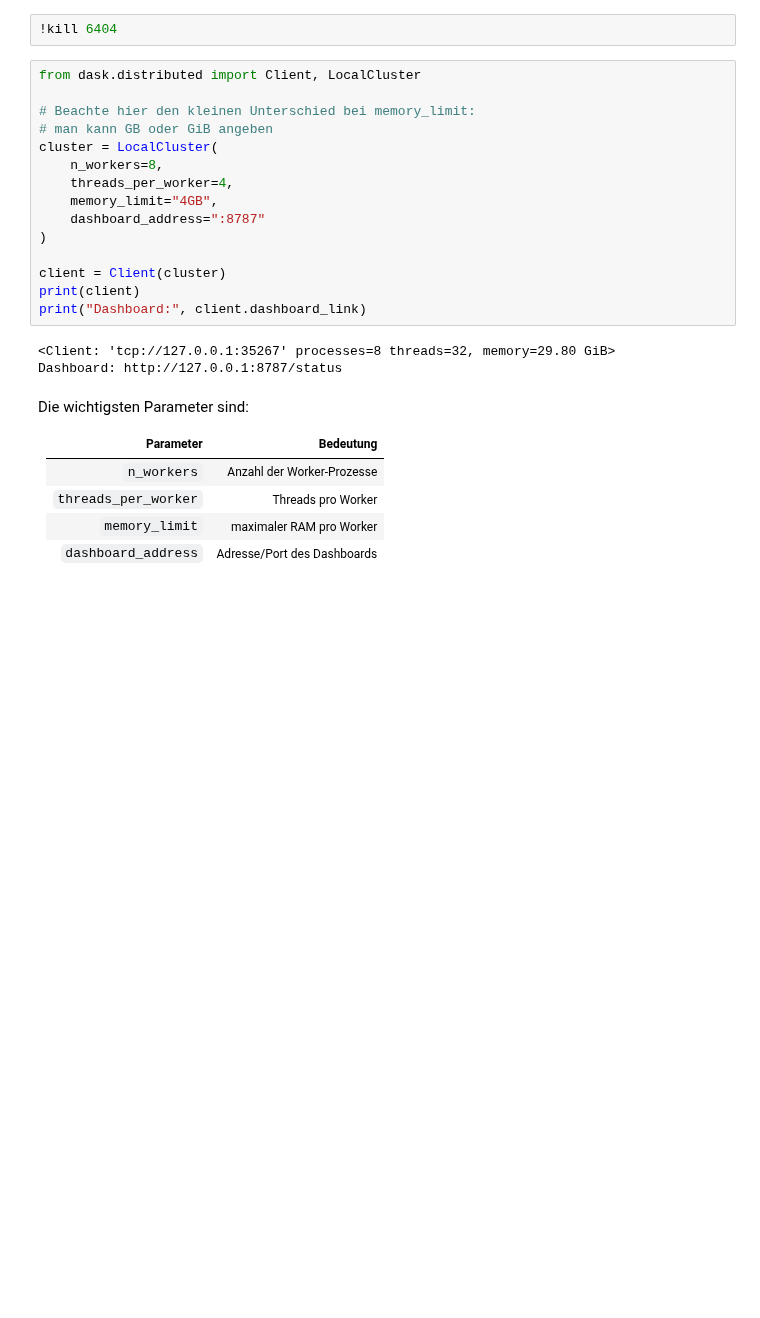
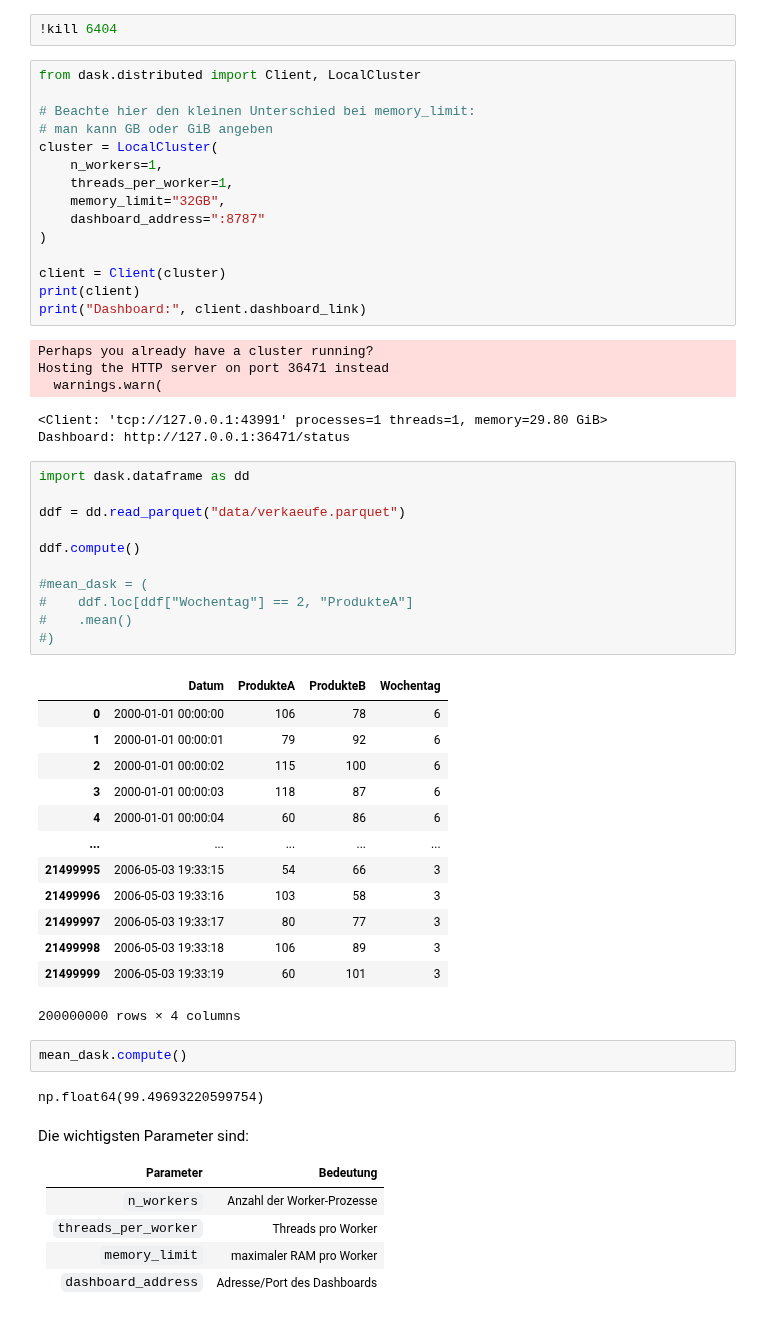
Before and after one commit to juebrauer/examples, a Jupyter notebook: 061_parquet_dask_pyspark/dask.ipynb, the cells around one changed output. Cells and saved outputs as stored; diff of their text form; blank space fills up the shorter version.

Commit message:
Dask and PySpark experiments

```diff
--- a/061_parquet_dask_pyspark/dask.ipynb
+++ b/061_parquet_dask_pyspark/dask.ipynb
@@ -756,9 +839,9 @@ from dask.distributed import Client, LocalCluster
 # Beachte hier den kleinen Unterschied bei memory_limit:
 # man kann GB oder GiB angeben
 cluster = LocalCluster(
-    n_workers=8,
-    threads_per_worker=4,
-    memory_limit="4GB",
+    n_workers=1,
+    threads_per_worker=1,
+    memory_limit="32GB",
     dashboard_address=":8787"
 )
 
@@ -766,8 +849,40 @@ client = Client(cluster)
 print(client)
 print("Dashboard:", client.dashboard_link)
 # %% [output]
-<Client: 'tcp://127.0.0.1:35267' processes=8 threads=32, memory=29.80 GiB>
-Dashboard: http://127.0.0.1:8787/status
+Perhaps you already have a cluster running?
+Hosting the HTTP server on port 36471 instead
+  warnings.warn(
+<Client: 'tcp://127.0.0.1:43991' processes=1 threads=1, memory=29.80 GiB>
+Dashboard: http://127.0.0.1:36471/status
+# %%
+import dask.dataframe as dd
+
+ddf = dd.read_parquet("data/verkaeufe.parquet")
+
+ddf.compute()
+
+#mean_dask = (
+#    ddf.loc[ddf["Wochentag"] == 2, "ProdukteA"]
+#    .mean()
+#)
+# %% [output]
+|  | Datum | ProdukteA | ProdukteB | Wochentag |
+| 0 | 2000-01-01 00:00:00 | 106 | 78 | 6 |
+| 1 | 2000-01-01 00:00:01 | 79 | 92 | 6 |
+| 2 | 2000-01-01 00:00:02 | 115 | 100 | 6 |
+| 3 | 2000-01-01 00:00:03 | 118 | 87 | 6 |
+| 4 | 2000-01-01 00:00:04 | 60 | 86 | 6 |
+| ... | ... | ... | ... | ... |
+| 21499995 | 2006-05-03 19:33:15 | 54 | 66 | 3 |
+| 21499996 | 2006-05-03 19:33:16 | 103 | 58 | 3 |
+| 21499997 | 2006-05-03 19:33:17 | 80 | 77 | 3 |
+| 21499998 | 2006-05-03 19:33:18 | 106 | 89 | 3 |
+| 21499999 | 2006-05-03 19:33:19 | 60 | 101 | 3 |
+200000000 rows × 4 columns
+# %%
+mean_dask.compute()
+# %% [output]
+np.float64(99.49693220599754)
 # %% [markdown]
 Die wichtigsten Parameter sind:
 
```
Also changed, not shown: parts of 5 cells of this notebook, 4 other files.
